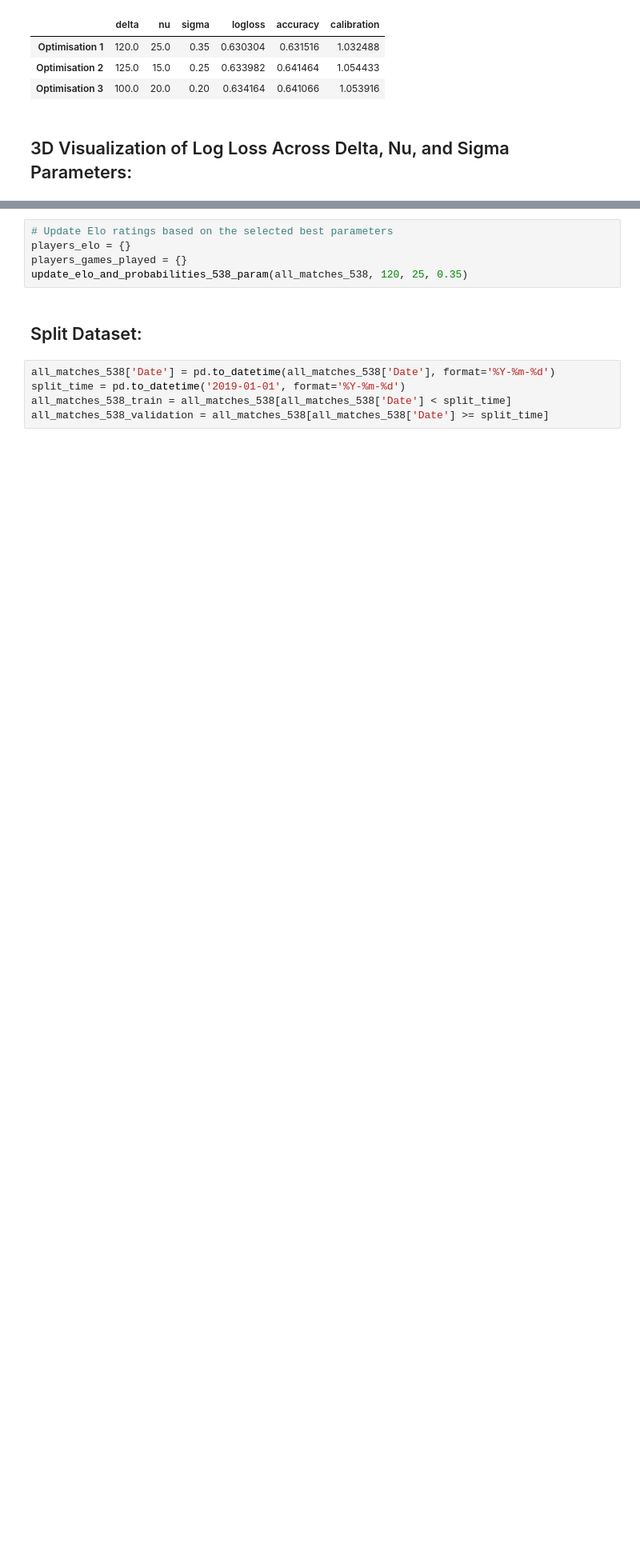
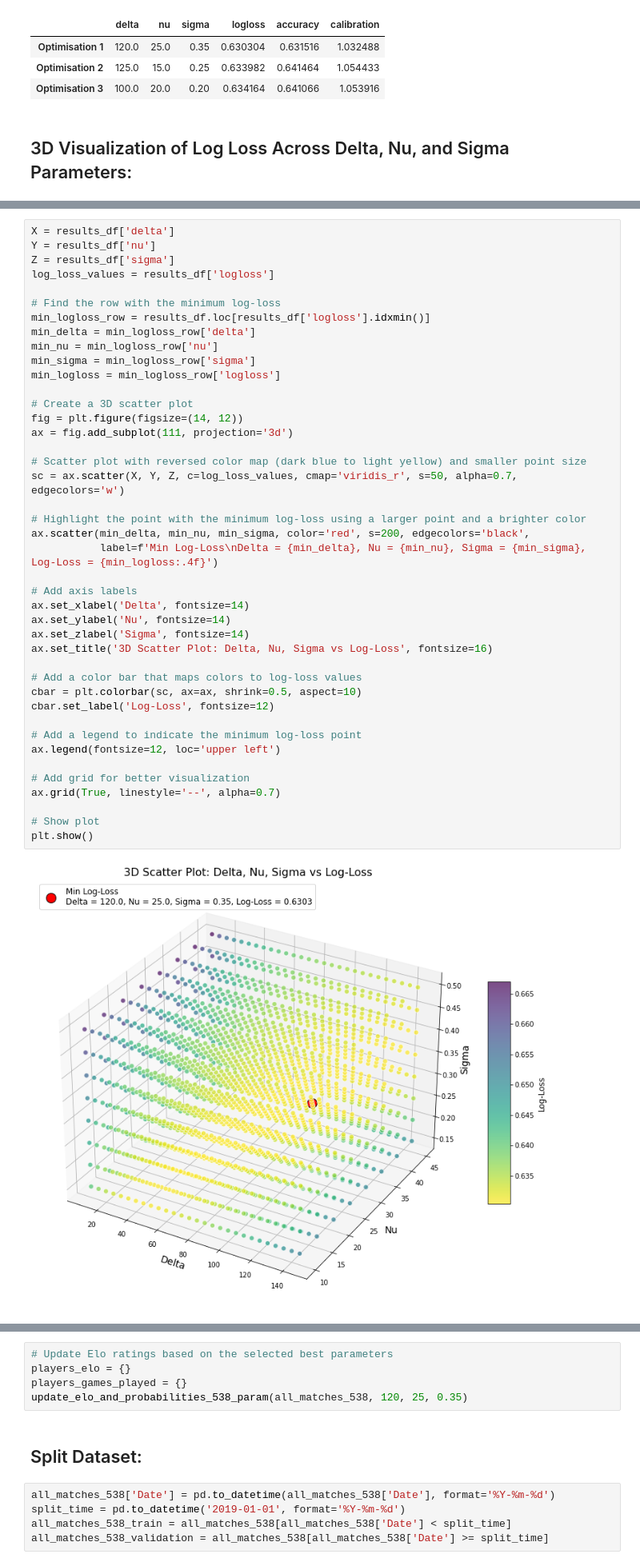
Before and after one commit to niranjan-96/Tennis-Match-Predictions, a Jupyter notebook: Code/ELO_538_Model.ipynb, the cells around one changed output, grey strips where cells are left out. Shown at 80% size. Cells and saved outputs as stored; diff of their text form; blank space fills up the shorter version.

```diff
--- a/Code/ELO_538_Model.ipynb
+++ b/Code/ELO_538_Model.ipynb
@@ -635 +586,45 @@ plt.show()
+# %%
+X = results_df['delta']
+Y = results_df['nu']
+Z = results_df['sigma']
+log_loss_values = results_df['logloss']
+
+# Find the row with the minimum log-loss
+min_logloss_row = results_df.loc[results_df['logloss'].idxmin()]
+min_delta = min_logloss_row['delta']
+min_nu = min_logloss_row['nu']
+min_sigma = min_logloss_row['sigma']
+min_logloss = min_logloss_row['logloss']
+
+# Create a 3D scatter plot
+fig = plt.figure(figsize=(14, 12))
+ax = fig.add_subplot(111, projection='3d')
+
+# Scatter plot with reversed color map (dark blue to light yellow) and smaller point size
+sc = ax.scatter(X, Y, Z, c=log_loss_values, cmap='viridis_r', s=50, alpha=0.7, edgecolors='w')
+
+# Highlight the point with the minimum log-loss using a larger point and a brighter color
+ax.scatter(min_delta, min_nu, min_sigma, color='red', s=200, edgecolors='black',
+           label=f'Min Log-Loss\nDelta = {min_delta}, Nu = {min_nu}, Sigma = {min_sigma}, Log-Loss = {min_logloss:.4f}')
+
+# Add axis labels
+ax.set_xlabel('Delta', fontsize=14)
+ax.set_ylabel('Nu', fontsize=14)
+ax.set_zlabel('Sigma', fontsize=14)
+ax.set_title('3D Scatter Plot: Delta, Nu, Sigma vs Log-Loss', fontsize=16)
+
+# Add a color bar that maps colors to log-loss values
+cbar = plt.colorbar(sc, ax=ax, shrink=0.5, aspect=10)
+cbar.set_label('Log-Loss', fontsize=12)
+
+# Add a legend to indicate the minimum log-loss point
+ax.legend(fontsize=12, loc='upper left')
+
+# Add grid for better visualization
+ax.grid(True, linestyle='--', alpha=0.7)
+
+# Show plot
+plt.show()
+# %% [output]
+[figure, added]
 # %% [markdown]
```
Also changed, not shown: parts of 13 cells of this notebook, 5 other files.
